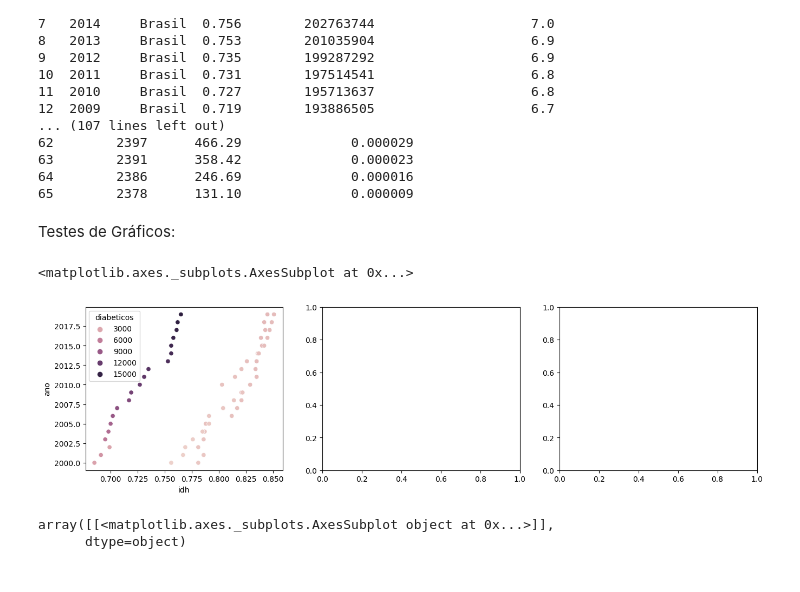
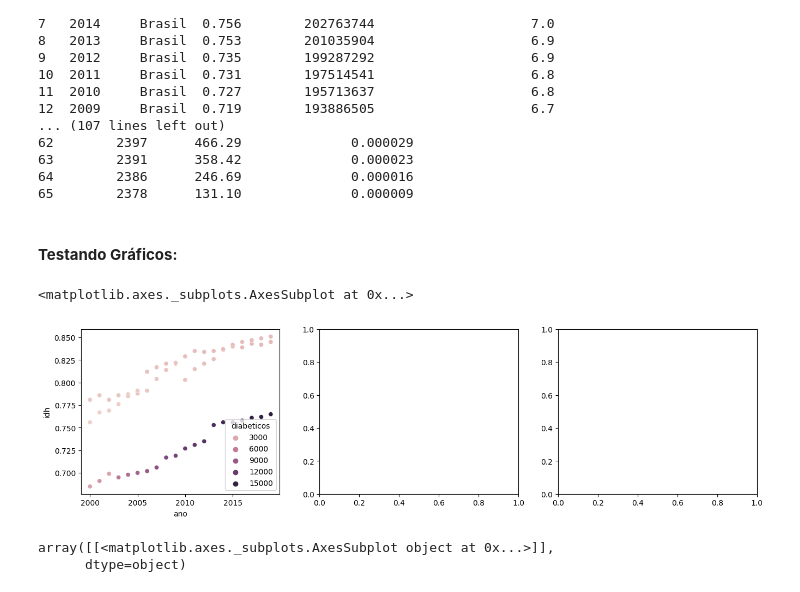
Before and after one commit to barbaraperez/Estudo-do-diabetes, a Jupyter notebook: machine_learning.ipynb, the cells around one changed output. Saved outputs shown, nothing was run; the diff lists cells and outputs as text; code cells hidden in the pictures.

```diff
--- a/machine_learning.ipynb
+++ b/machine_learning.ipynb
@@ -176,15 +190,15 @@ print(df_atualizado)
 63        2391      358.42              0.000023
 64        2386      246.69              0.000016
 65        2378      131.10              0.000009
-# %% [markdown]
-Testes de Gráficos:
+# %% [markdown]
+#### **Testando Gráficos:**
 # %%
 fig, ax = plt.subplots(1,3, figsize=(16,4), dpi=100)
 
-sns.scatterplot(data=df_atualizado, x="idh", y="ano", hue='diabeticos', ax=ax[0])
+sns.scatterplot(data=df_atualizado, x="ano", y="idh", hue='diabeticos', ax=ax[0])
 # %% [output]
 <matplotlib.axes._subplots.AxesSubplot at 0x...>
-[figure, old version]
+[figure, new version]
 # %%
 df_atualizado.hist('idh')
 # %% [output]
```
Also changed, not shown: parts of 56 cells of this notebook.
